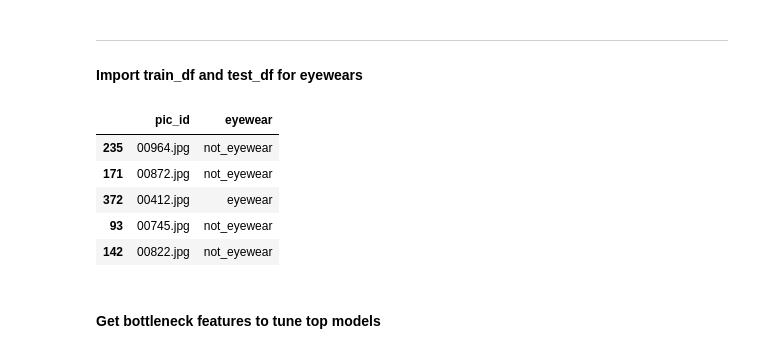
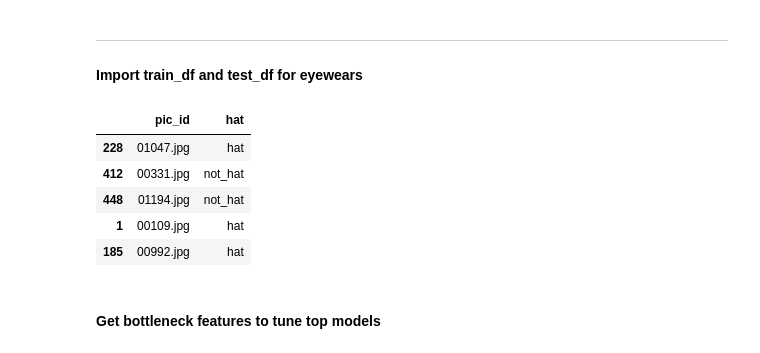
Before and after one commit to mzhou356/img2recommender, a Jupyter notebook: notebooks/vgg16_model_tuning_eyewear.ipynb, the cells around one changed output. Cells and saved outputs as stored; diff of their text form; code cells hidden in the pictures.

```diff
--- a/notebooks/vgg16_model_tuning_eyewear.ipynb
+++ b/notebooks/vgg16_model_tuning_eyewear.ipynb
@@ -83,15 +83,15 @@ def load_df(label):
         test_df = pd.read_pickle('../pickle_files/test_df_hat.pkl')
     return train_df, test_df
 # %%
-train_df, test_df = load_df('eyewear')
+train_df, test_df = load_df('hat')
 train_df.head()
 # %% [output]
-|  | pic_id | eyewear |
-| 235 | 00964.jpg | not_eyewear |
-| 171 | 00872.jpg | not_eyewear |
-| 372 | 00412.jpg | eyewear |
-| 93 | 00745.jpg | not_eyewear |
-| 142 | 00822.jpg | not_eyewear |
+|  | pic_id | hat |
+| 228 | 01047.jpg | hat |
+| 412 | 00331.jpg | not_hat |
+| 448 | 01194.jpg | not_hat |
+| 1 | 00109.jpg | hat |
+| 185 | 00992.jpg | hat |
 # %% [markdown]
 #### Get bottleneck features to tune top models
 # %%
```
Also changed, not shown: parts of 20 cells of this notebook.
